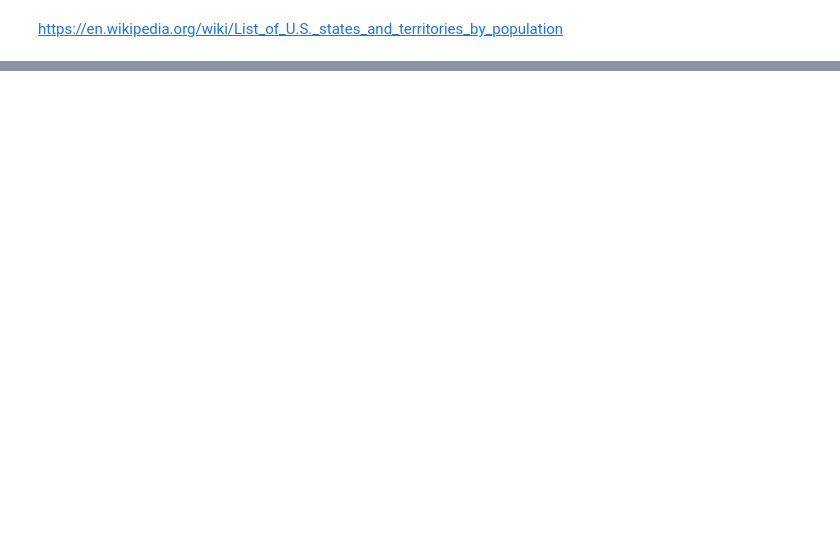
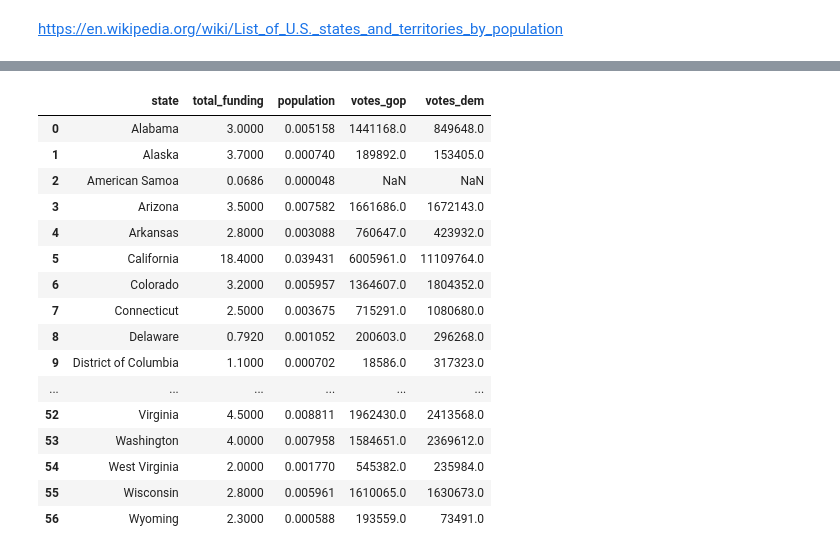
Before and after one commit to hellojohncruz/DATA-608, a Jupyter notebook: Story 01/jobs_act_allocation.ipynb, the cells around one changed output, grey strips where cells are left out. Saved outputs shown, nothing was run; the diff lists cells and outputs as text; code cells hidden in the pictures; blank space fills up the shorter version.

```diff
--- a/Story 01/jobs_act_allocation.ipynb
+++ b/Story 01/jobs_act_allocation.ipynb
@@ -67,0 +137,4 @@ df.to_csv("us_population_by_state_clean.csv", index=False)
+# %%
+state_df = merged_df[['matched_state', 'total_funding', 'population']]
+state_df = state_df.rename(columns={'matched_state':'state'})
+state_df
@@ -67,0 +181,5 @@ df.to_csv("us_population_by_state_clean.csv", index=False)
+# %%
+election_df = election_results_df[['state_name', 'county_name', 'votes_gop', 'votes_dem']]
+# %%
+election_df = election_df.groupby('state_name').sum(numeric_only=True)
+election_df
@@ -67,0 +205,21 @@ df.to_csv("us_population_by_state_clean.csv", index=False)
+# %%
+analysis_df = state_df.merge(election_df, left_on='state', right_on='state_name', how='left')
+analysis_df
+# %% [output]
+|  | state | total_funding | population | votes_gop | votes_dem |
+| 0 | Alabama | 3.0000 | 0.005158 | 1441168.0 | 849648.0 |
+| 1 | Alaska | 3.7000 | 0.000740 | 189892.0 | 153405.0 |
+| 2 | American Samoa | 0.0686 | 0.000048 | NaN | NaN |
+| 3 | Arizona | 3.5000 | 0.007582 | 1661686.0 | 1672143.0 |
+| 4 | Arkansas | 2.8000 | 0.003088 | 760647.0 | 423932.0 |
+| 5 | California | 18.4000 | 0.039431 | 6005961.0 | 11109764.0 |
+| 6 | Colorado | 3.2000 | 0.005957 | 1364607.0 | 1804352.0 |
+| 7 | Connecticut | 2.5000 | 0.003675 | 715291.0 | 1080680.0 |
+| 8 | Delaware | 0.7920 | 0.001052 | 200603.0 | 296268.0 |
+| 9 | District of Columbia | 1.1000 | 0.000702 | 18586.0 | 317323.0 |
+| ... | ... | ... | ... | ... | ... |
+| 52 | Virginia | 4.5000 | 0.008811 | 1962430.0 | 2413568.0 |
+| 53 | Washington | 4.0000 | 0.007958 | 1584651.0 | 2369612.0 |
+| 54 | West Virginia | 2.0000 | 0.001770 | 545382.0 | 235984.0 |
+| 55 | Wisconsin | 2.8000 | 0.005961 | 1610065.0 | 1630673.0 |
+| 56 | Wyoming | 2.3000 | 0.000588 | 193559.0 | 73491.0 |
```
Also changed, not shown: parts of 13 cells of this notebook.
